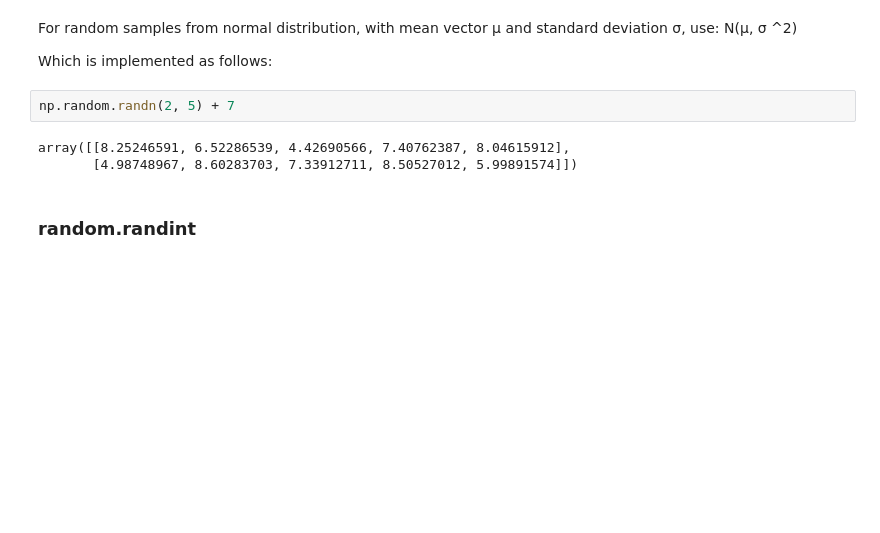
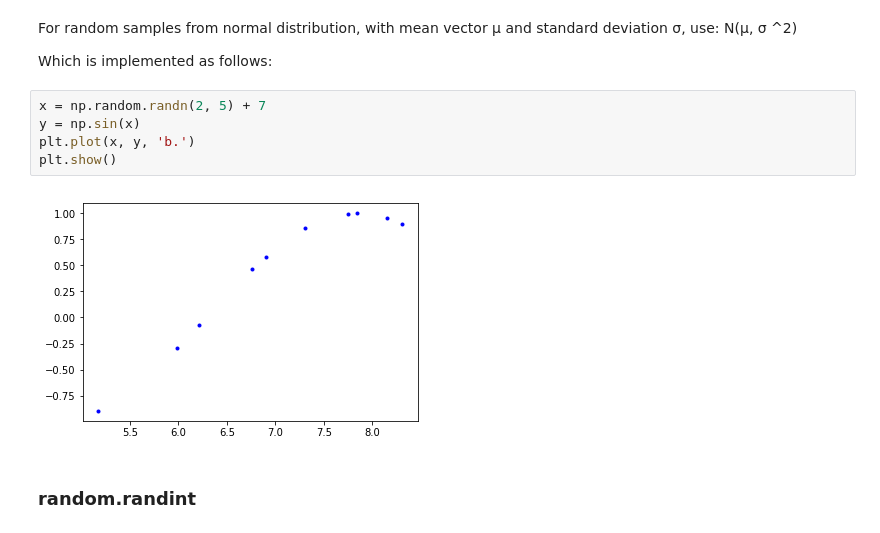
Before and after one commit to Trojan-Hawk/EmergingTechnologies_Project_2018, a Jupyter notebook: numpy-random.ipynb, the cells around one changed output. Drawn from its saved outputs; the diff is of its cells as text; blank space fills up the shorter version.

```diff
--- a/numpy-random.ipynb
+++ b/numpy-random.ipynb
@@ -122,11 +133,13 @@ For random samples from normal distribution, with mean vector μ and standard de
 N(μ, σ ^2)
 
 Which is implemented as follows:
-# %%
-np.random.randn(2, 5) + 7
-# %% [output]
-array([[8.25246591, 6.52286539, 4.42690566, 7.40762387, 8.04615912],
-       [4.98748967, 8.60283703, 7.33912711, 8.50527012, 5.99891574]])
+# %%
+x = np.random.randn(2, 5) + 7
+y = np.sin(x)
+plt.plot(x, y, 'b.')
+plt.show()
+# %% [output]
+[figure, added]
 # %% [markdown]
 ### random.randint
 # %% [markdown]
```
Also changed, not shown: parts of 69 cells of this notebook.
